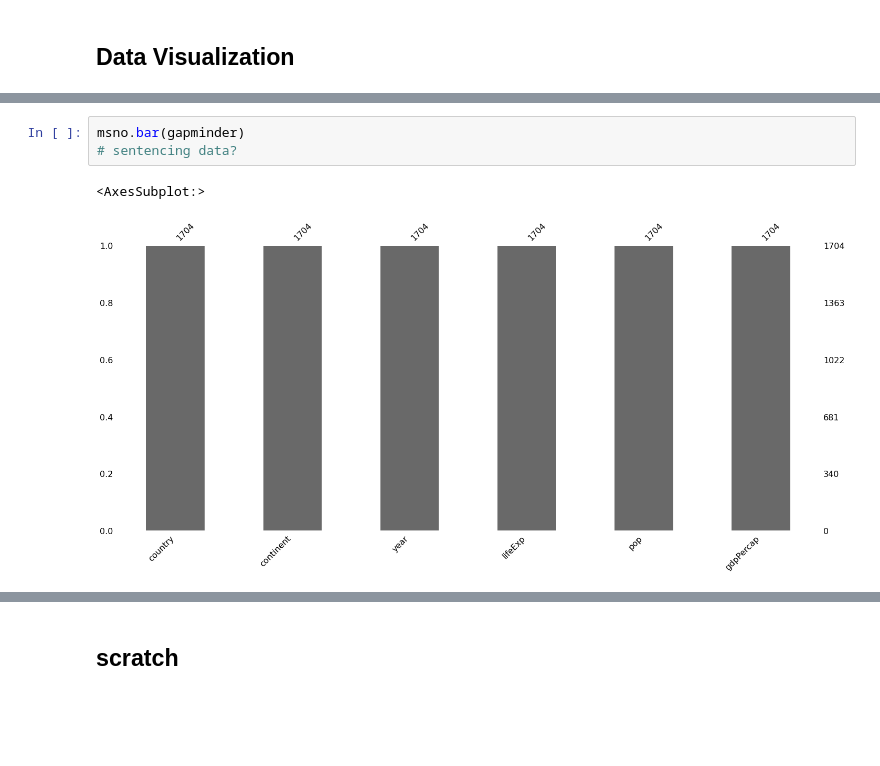
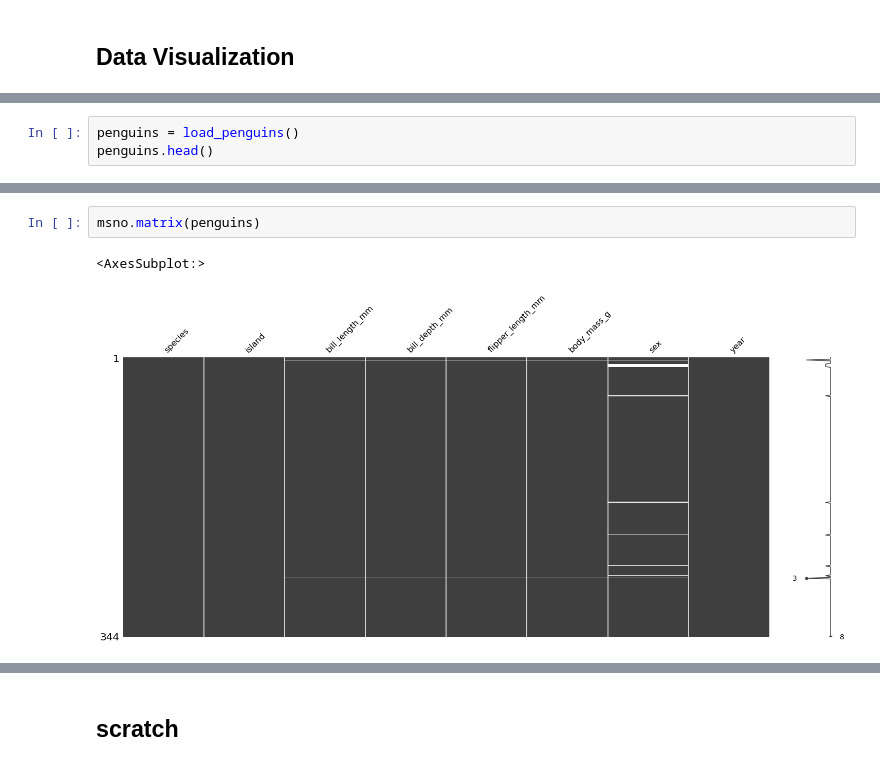
Before and after one commit to vegalla/dspp-bootcamp, a Jupyter notebook: Bootcamp Week 2.ipynb, the cells around one changed output, grey strips where cells are left out. Saved outputs shown, nothing was run; the diff lists cells and outputs as text; blank space fills up the shorter version.

Commit message:
Adding in data viz practic questions

```diff
--- a/Bootcamp Week 2.ipynb
+++ b/Bootcamp Week 2.ipynb
@@ -71,0 +79,3 @@ import missingno as msno
+# %%
+penguins = load_penguins()
+penguins.head()
@@ -72,6 +89,5 @@ import missingno as msno
 # %%
-msno.bar(gapminder)
-# sentencing data?
+msno.matrix(penguins)
 # %% [output]
 <AxesSubplot:>
-[figure, old version]
+[figure, new version]
```
Also changed, not shown: parts of 18 cells of this notebook.
